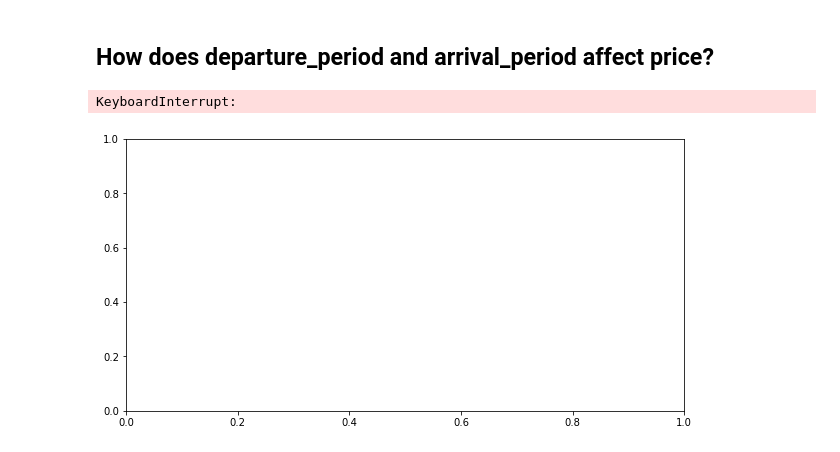
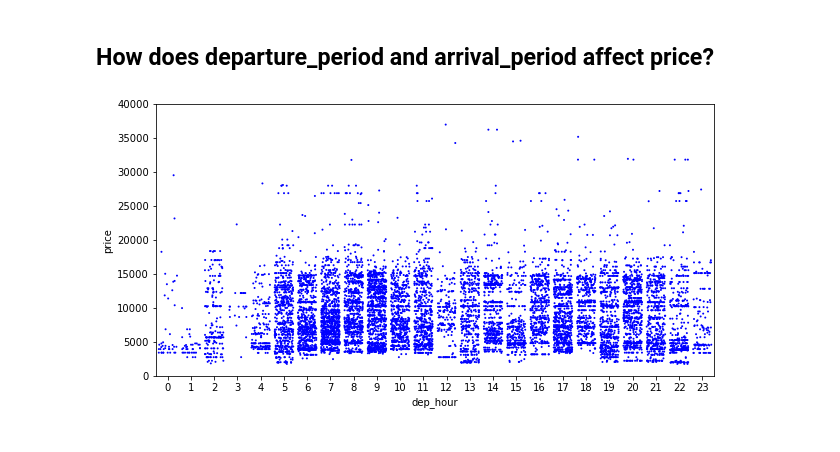
Before and after one commit to HendKordy/flights_analysis, a Jupyter notebook: EDA/EDA.ipynb, the cells around one changed output. Cells and saved outputs as stored; diff of their text form; code cells hidden in the pictures.

Commit message:
dep-arr hour plots

```diff
--- a/EDA/EDA.ipynb
+++ b/EDA/EDA.ipynb
@@ -103,10 +103,9 @@ plt.show()
 # %%
 
 
 plt.figure(figsize=(10,5))
-sns.stripplot(data = df, x = 'dep_hour', y = 'price', jitter = 0.4, size = 2, hue = 'price')
+sns.stripplot(data = df, x = 'dep_hour', y = 'price', jitter = 0.4, size = 2, color = 'b')
 plt.ylim(0, 40000)
 plt.show()
 # %% [output]
-KeyboardInterrupt:
-[figure, old version]
+[figure, new version]
```
Also changed, not shown: parts of 5 cells of this notebook.
